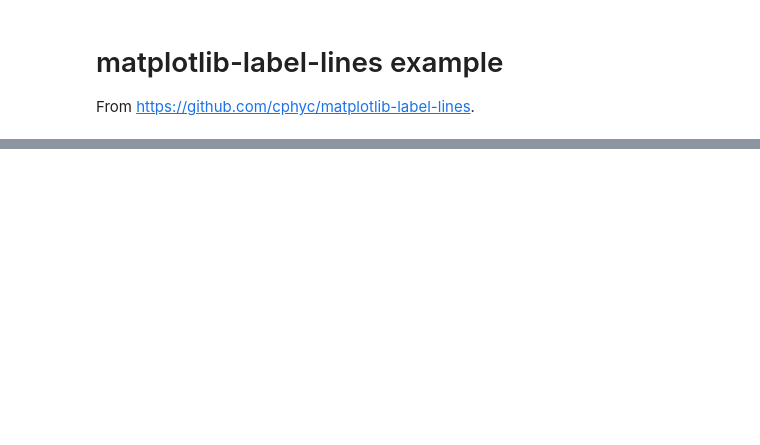
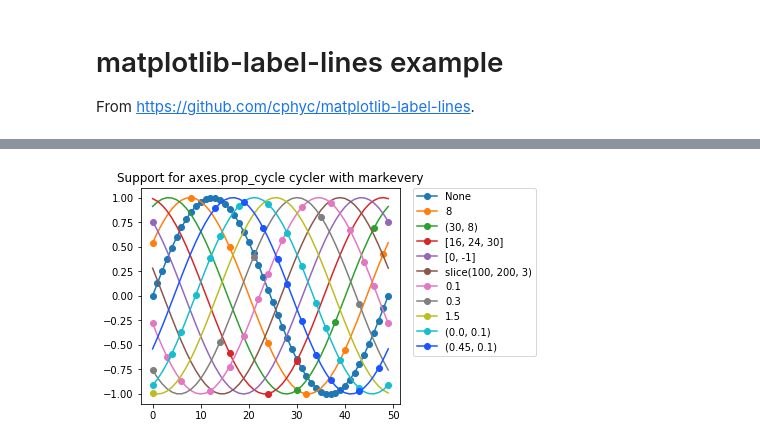
Before and after one commit to chemistry-scripts/pythonplotter, a Jupyter notebook: reference_examples.ipynb, the cells around one changed output, grey strips where cells are left out. Drawn from its saved outputs; the diff is of its cells as text; code cells hidden in the pictures; blank space fills up the shorter version.

```diff
--- a/reference_examples.ipynb
+++ b/reference_examples.ipynb
@@ -61,0 +23,52 @@ labelLines(plt.gca().get_lines(), xvals=(0.1, 1), zorder=2.5)
+# %%
+from cycler import cycler
+import numpy as np
+import matplotlib as mpl
+import matplotlib.pyplot as plt
+
+# Define a list of markevery cases and color cases to plot
+cases = [None,
+         8,
+         (30, 8),
+         [16, 24, 30],
+         [0, -1],
+         slice(100, 200, 3),
+         0.1,
+         0.3,
+         1.5,
+         (0.0, 0.1),
+         (0.45, 0.1)]
+
+colors = ['#1f77b4',
+          '#ff7f0e',
+          '#2ca02c',
+          '#d62728',
+          '#9467bd',
+          '#8c564b',
+          '#e377c2',
+          '#7f7f7f',
+          '#bcbd22',
+          '#17becf',
+          '#1a55FF']
+
+# Configure rcParams axes.prop_cycle to simultaneously cycle cases and colors.
+mpl.rcParams['axes.prop_cycle'] = cycler(markevery=cases, color=colors)
+
+# Create data points and offsets
+x = np.linspace(0, 2 * np.pi)
+offsets = np.linspace(0, 2 * np.pi, 11, endpoint=False)
+yy = np.transpose([np.sin(x + phi) for phi in offsets])
+
+# Set the plot curve with markers and a title
+fig = plt.figure()
+ax = fig.add_axes([0.1, 0.1, 0.6, 0.75])
+
+for i in range(len(cases)):
+    ax.plot(yy[:, i], marker='o', label=str(cases[i]))
+    ax.legend(bbox_to_anchor=(1.05, 1), loc='upper left', borderaxespad=0.)
+
+plt.title('Support for axes.prop_cycle cycler with markevery')
+
+plt.show()
+# %% [output]
+[figure, added]
```
Also changed, not shown: parts of 9 cells of this notebook.
